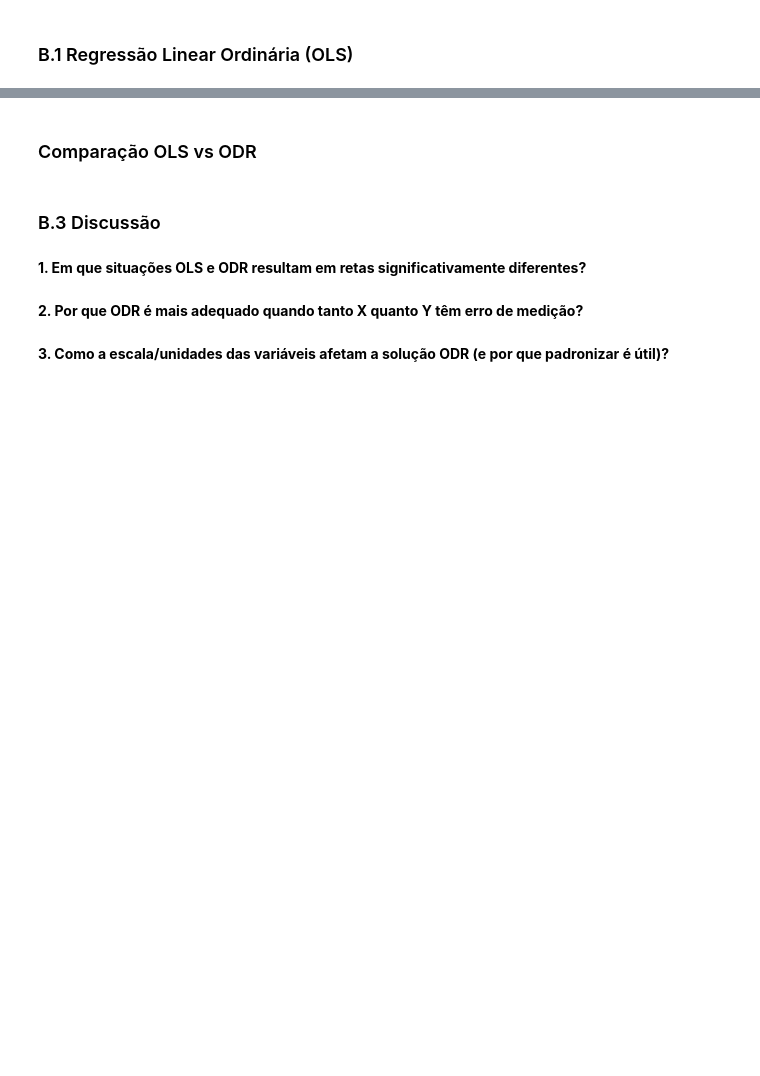
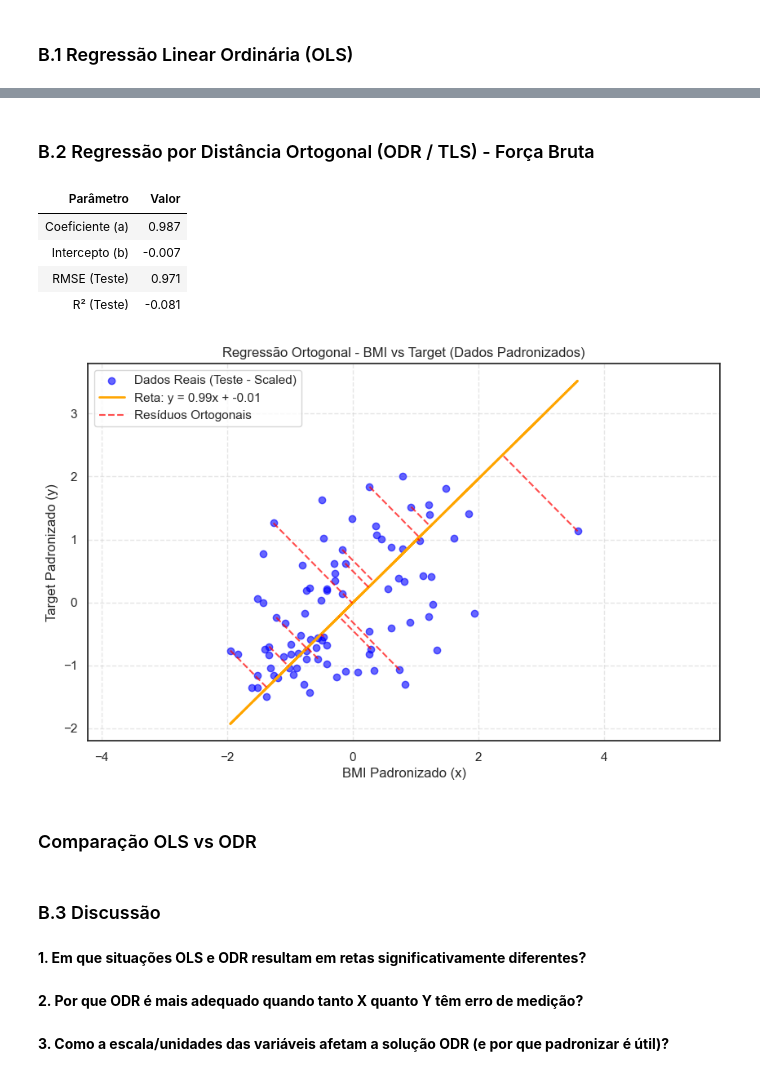
Before and after one commit to Asteriuz/CP1-IA, a Jupyter notebook: cp1-IA.ipynb, the cells around one changed output, grey strips where cells are left out. Saved outputs shown, nothing was run; the diff lists cells and outputs as text; code cells hidden in the pictures; blank space fills up the shorter version.

```diff
--- a/cp1-IA.ipynb
+++ b/cp1-IA.ipynb
@@ -84,7 +84,7 @@ df.describe().round(2)
 
 #### Correlação das features com o alvo
 # %%
-corr = df.corr()
+corr = df_diabetes.corr()
 corr_target = corr["target"].drop("target").sort_values(key=abs, ascending=False)
 df_corr = corr_target.to_frame("Correlação").rename_axis("Feature").reset_index()
 
@@ -144,7 +144,7 @@ for i, col in enumerate(data.feature_names):
     ax = axes[i]
 
     sns.histplot(
-        df[col], bins=20, kde=True, ax=ax, color="#2874A6", edgecolor="white", alpha=0.8
+        df_diabetes[col], bins=20, kde=True, ax=ax, color="#2874A6", edgecolor="white", alpha=0.8
     )
 
     ax.set_title(col.upper(), fontsize=11, fontweight="bold", color="#444444", pad=10)
@@ -394,3 +534,61 @@ $$\mathcal{L}(m, b) = \sum_i \frac{(m x_i - y_i + b)^2}{m^2 + 1}$$
+# %% [markdown]
+### B.2 Regressão por Distância Ortogonal (ODR / TLS) - Força Bruta
+# %%
+from sklearn.preprocessing import StandardScaler
+
+scaler_X = StandardScaler()
+scaler_y = StandardScaler()
+
+X_train_scaled = scaler_X.fit_transform(X_train_bmi.reshape(-1, 1)).flatten()
+y_train_scaled = scaler_y.fit_transform(y_train_bmi.reshape(-1, 1)).flatten()
+
+X_test_scaled = scaler_X.transform(X_test_bmi.reshape(-1, 1)).flatten()
+y_test_scaled = scaler_y.transform(y_test_bmi.reshape(-1, 1)).flatten()
+X_all_scaled = scaler_X.transform(X_bmi.reshape(-1, 1)).flatten()
+
+valores_a = np.linspace(-5, 5, 300)
+valores_b = np.linspace(-2, 2, 300)
+
+
+def calcular_erro_ortogonal(x, y, a, b):
+    numerador = np.abs(a * x - y + b)
+    denominador = np.sqrt(a**2 + 1)
+    distancias_ortogonais = numerador / denominador
+    erro = np.mean(distancias_ortogonais**2)
+    return erro
+
+
+melhor_a, melhor_b, menor_erro = 0, 0, float("inf")
+
+for a in valores_a:
+    for b in valores_b:
+        erro = calcular_erro_ortogonal(X_train_scaled, y_train_scaled, a, b)
+        if erro < menor_erro:
+            menor_erro, melhor_a, melhor_b = erro, a, b
+
+y_pred_test_fb = melhor_a * X_test_scaled + melhor_b
+y_pred_all_fb = melhor_a * X_all_scaled + melhor_b
+
+df_fb = avaliar_modelo_ols(y_test_scaled, y_pred_test_fb, melhor_a, melhor_b)
+display(format_df_left(df_fb, "Parâmetro", casas_decimais=3))
+
+plotar_resultados_ortogonal(
+    X_test=X_test_scaled,
+    y_test=y_test_scaled,
+    X_all=X_all_scaled,
+    y_pred_all=y_pred_all_fb,
+    a=melhor_a,
+    b=melhor_b,
+    titulo="Regressão Ortogonal - BMI vs Target (Dados Padronizados)",
+    cor_reta="orange",
+)
+# %% [output]
+| Parâmetro | Valor |
+| Coeficiente (a) | 0.987 |
+| Intercepto (b) | -0.007 |
+| RMSE (Teste) | 0.971 |
+| R² (Teste) | -0.081 |
+[figure, added]
 # %% [markdown]
 ### Comparação OLS vs ODR
 # %% [markdown]
```
Also changed, not shown: parts of 16 cells of this notebook, 2 other files.
